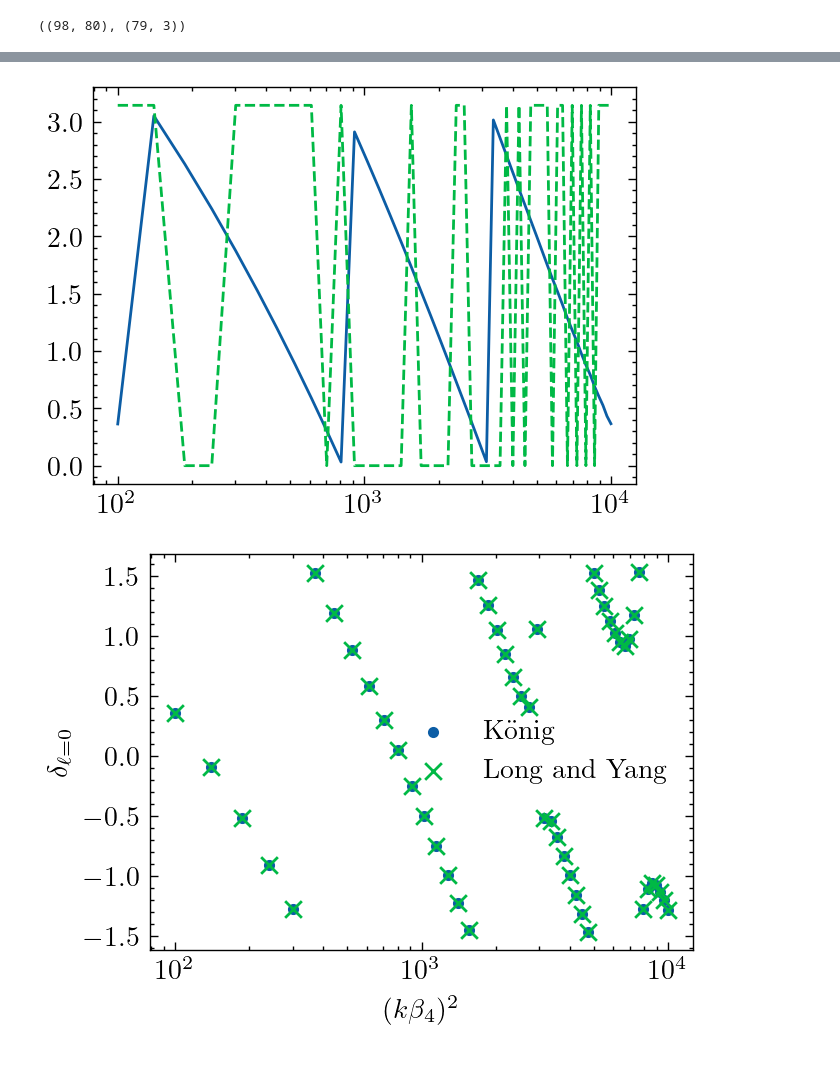
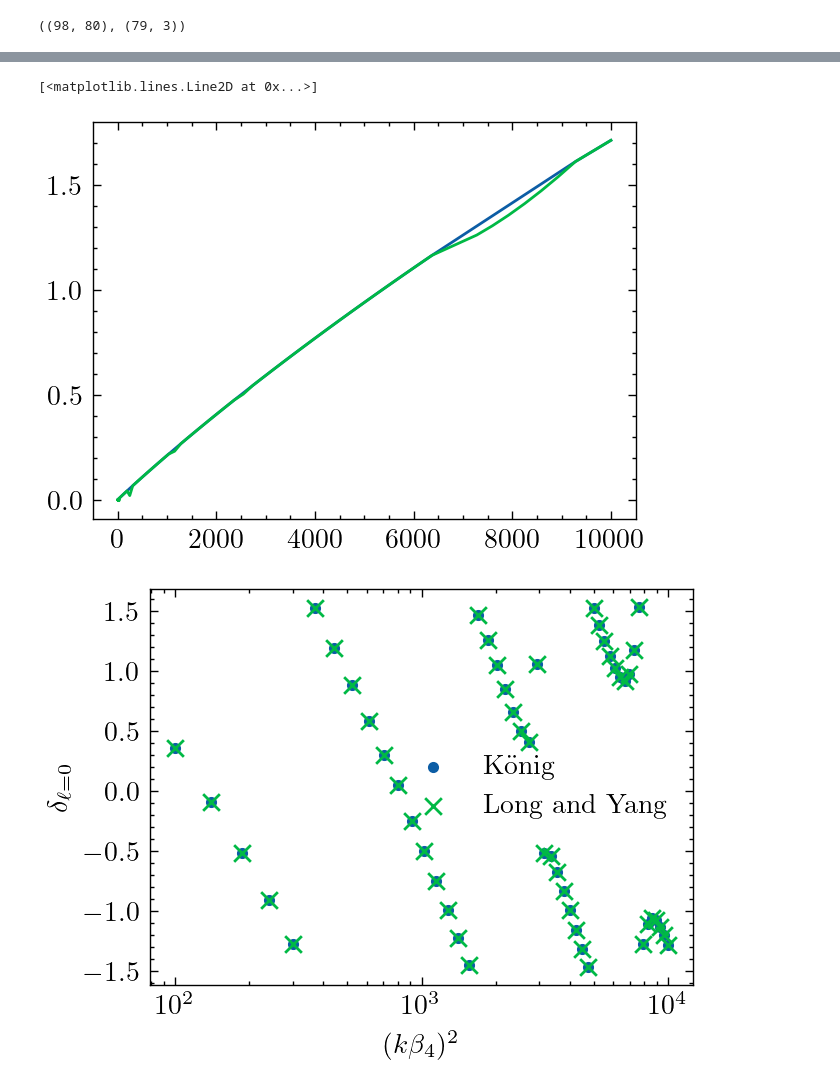
Before and after one commit to odell/id4, a Jupyter notebook: Compare Perturbation Implementations - K v LY v DWBA.ipynb, the cells around one changed output, grey strips where cells are left out. Cells and saved outputs as stored; diff of their text form; code cells hidden in the pictures.

```diff
--- a/Compare Perturbation Implementations - K v LY v DWBA.ipynb
+++ b/Compare Perturbation Implementations - K v LY v DWBA.ipynb
@@ -236,3 +228,34 @@ ax[1].set_xscale('log');
 # %%
 mm = np.loadtxt('phase_shifts_mott_massey_wide_dense_coord_ir_corrected.txt')
 lo = np.loadtxt('phase_shifts_lo_wide_dense_hp_n_14_coord_ir_corrected.txt')
+# %%
+Delta = 5*np.pi
+
+def find_minus_to_plus(x):
+    n = x.size
+    indices = []
+    for i in range(n-1):
+        if np.sign(x[i]) == -1 and  np.sign(x[i+1]) == 1:
+            indices.append(i+1)
+    return indices
+
+def shift(x, add_pi=False):
+    xp = x.copy()
+    indices = find_minus_to_plus(xp)
+    i = 0
+    s = 0
+    for j in indices:
+#         print(i, j, s)
+        xp[i:j] -= s*np.pi
+        s += 1
+        i = j
+    xp[j:] -= s*np.pi
+    return xp + (Delta if add_pi else 0)
+# %%
+delta_nlo_pert = delta1 + delta0
+delta_nlo_pert_real = shift(delta_nlo_pert.real)
+
+delta_nlo_nonpert = delta1_odell
+delta_nlo_nonpert_real = shift(delta_nlo_nonpert.real)
+
+delta_tl = shift(mm[:-1, 1])
@@ -239 +264,6 @@ lo = np.loadtxt('phase_shifts_lo_wide_dense_hp_n_14_coord_ir_corrected.txt')
+# %%
+# f_delta_nlo_pert_real = interp1d((ks*const.BETA4)**2, delta_nlo_pert_real, kind='cubic')
+# f_delta_nlo_nonpert_real = interp1d((ks*const.BETA4)**2, delta_nlo_nonpert_real, kind='cubic')
+f_delta_tl = interp1d((mm[:-1, 0]*const.BETA4)**2, delta_tl, fill_value='extrapolate')
+f_delta_lo = interp1d((lo[:, 0]*const.BETA4)**2, shift(lo[:, -20]), fill_value='extrapolate')
 # %%
@@ -262,13 +390,16 @@ ax.set_xscale('log');
 # %%
 fig, ax = plt.subplots(dpi=200)
 fig.patch.set_facecolor('white')
 
-ax.plot((ks*const.BETA4)**2, (delta0 + delta1).real % np.pi)
-ax.plot((ks*const.BETA4)**2, (delta0 + delta1).imag % np.pi, linestyle='--')
+ax.plot((lo[:, 0]*const.BETA4)**2, f_delta_tl((lo[:, 0]*const.BETA4)**2) - shift(lo[:, -20]))
+ax.plot((ks*const.BETA4)**2, f_delta_tl((ks*const.BETA4)**2) - f_delta_lo((ks*const.BETA4)**2))
+# ax.plot((lo[:, 0]*const.BETA4)**2, shift(lo[:, -20]))
+# ax.plot((ks*const.BETA4)**2, f_delta_lo((ks*const.BETA4)**2), linestyle='--')
 
-ax.set_xscale('log');
+# ax.set_xscale('log');
 # %% [output]
+[<matplotlib.lines.Line2D at 0x...>]
-[figure, old version]
+[figure, new version]
 # %%
 deltas_k = np.arctan(ks/pert_k)
 deltas_ly = np.arctan(ks/pert_ly)
```
Also changed, not shown: parts of 10 cells of this notebook, 21 other files.
